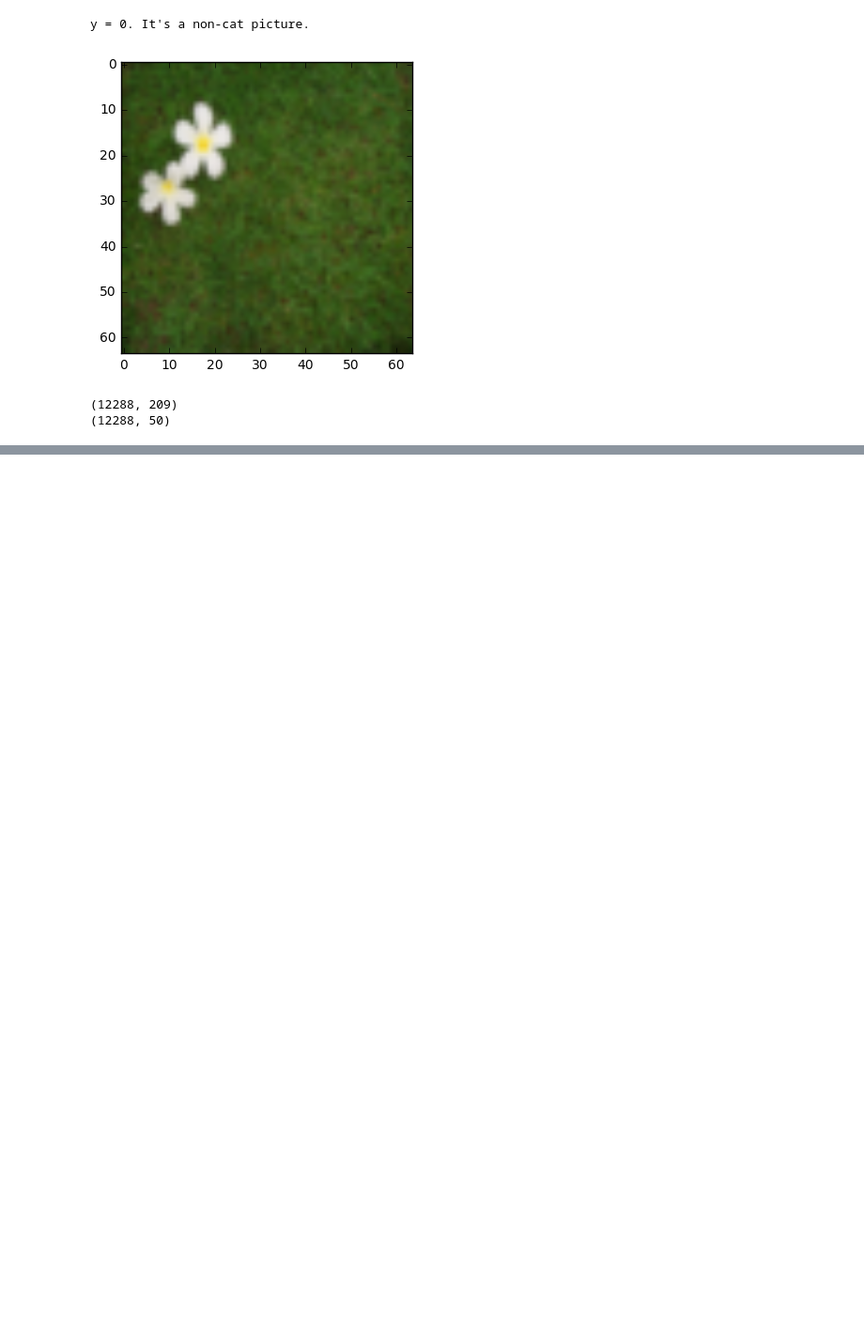
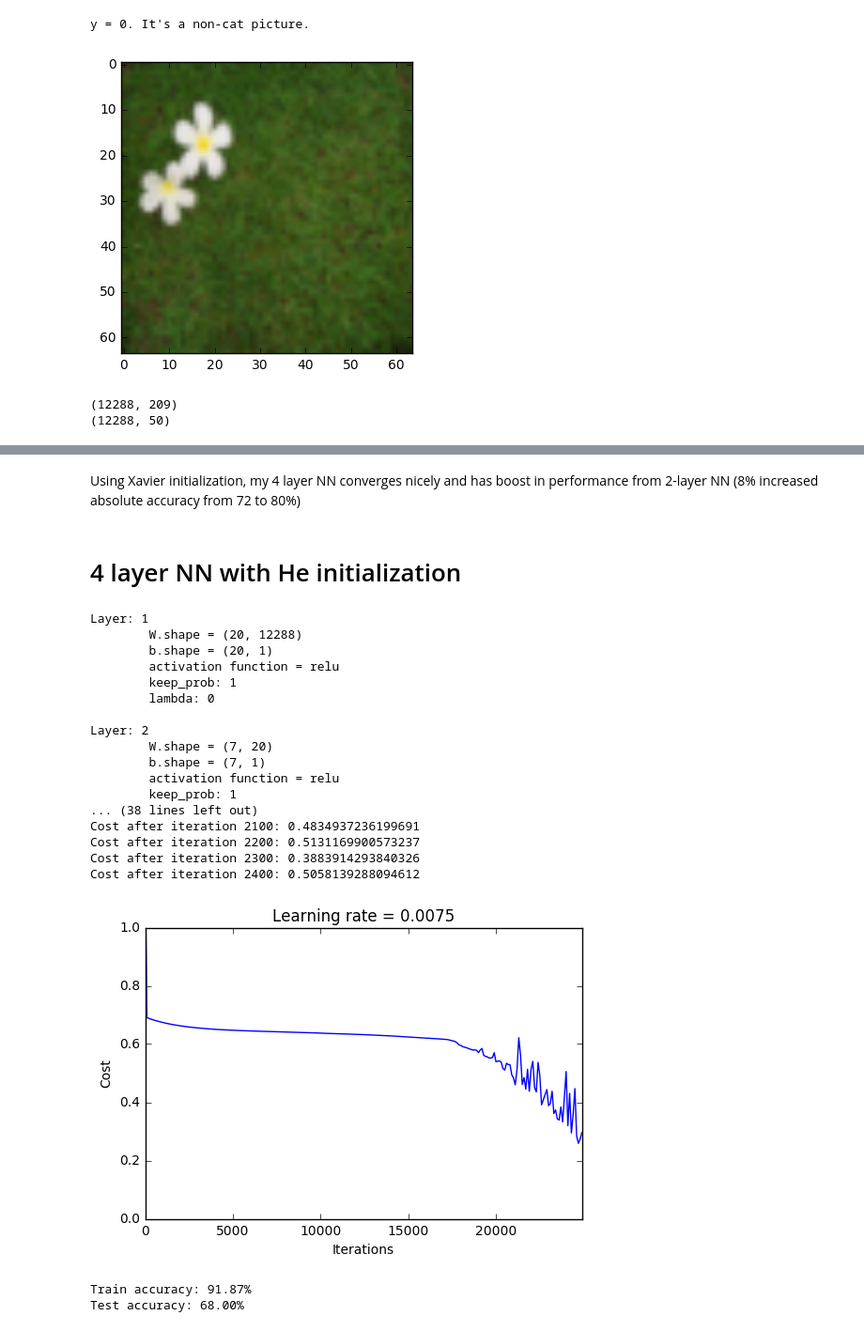
Before and after one commit to jkrogue/deeplearning, a Jupyter notebook: cat_image_classification.ipynb, the cells around one changed output, grey strips where cells are left out. Shown at 94% size. Saved outputs shown, nothing was run; the diff lists cells and outputs as text; code cells hidden in the pictures; blank space fills up the shorter version.

```diff
--- a/cat_image_classification.ipynb
+++ b/cat_image_classification.ipynb
@@ -135,0 +142,28 @@ Test accuracy: 74.00%
+# %% [markdown]
+Using Xavier initialization, my 4 layer NN converges nicely and has boost in performance from 2-layer NN (8% increased absolute accuracy from 72 to 80%)
+# %% [markdown]
+# 4 layer NN with He initialization
+# %%
+layers_dims = [12288, 20, 7, 5, 1] #  4-layer model
+four_layer_nn = model(train_x, train_y, test_x, test_y, layers_dims, learning_rate = 0.0075, num_iterations = 2500, initialization='he')
+# %% [output]
+Layer: 1
+        W.shape = (20, 12288)
+        b.shape = (20, 1)
+        activation function = relu
+        keep_prob: 1
+        lambda: 0
+
+Layer: 2
+        W.shape = (7, 20)
+        b.shape = (7, 1)
+        activation function = relu
+        keep_prob: 1
+... (38 lines left out)
+Cost after iteration 2100: 0.4834937236199691
+Cost after iteration 2200: 0.5131169900573237
+Cost after iteration 2300: 0.3883914293840326
+Cost after iteration 2400: 0.5058139288094612
+[figure, added]
+Train accuracy: 91.87%
+Test accuracy: 68.00%
```
Also changed, not shown: parts of 18 cells of this notebook, 3 other files.
